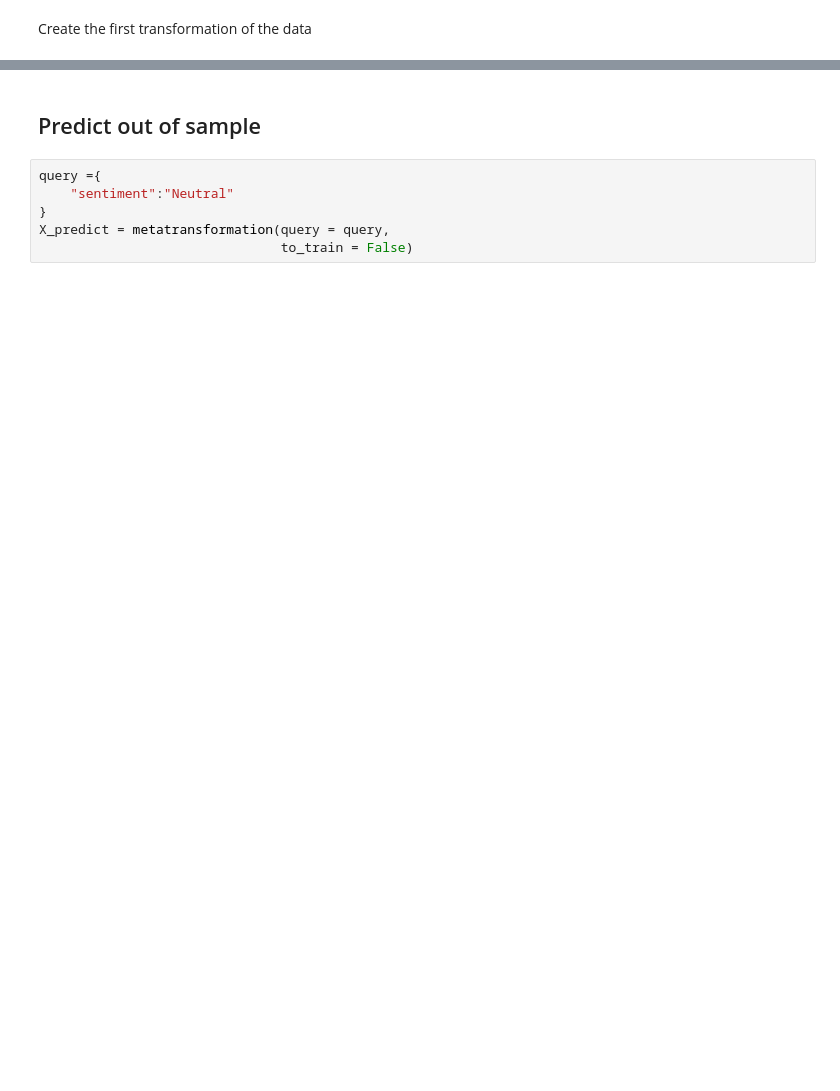
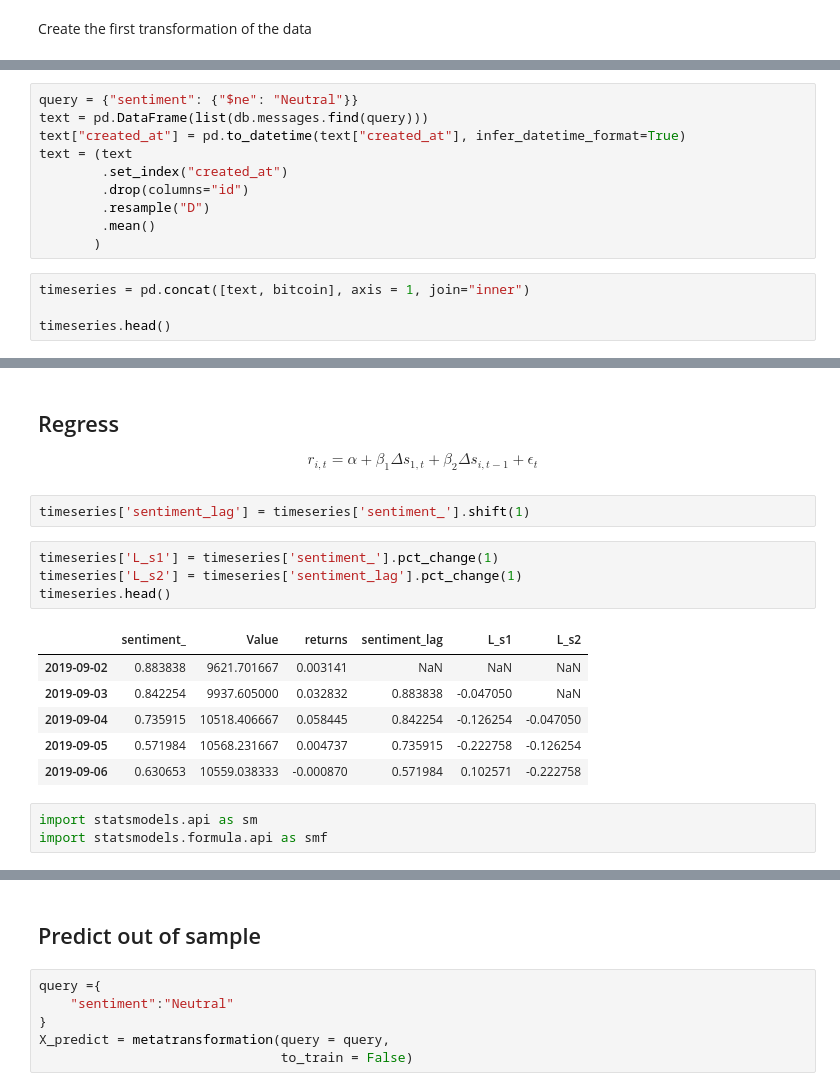
Before and after one commit to thomaspernet/PythonFinanceClass, a Jupyter notebook: SentimentAnalysis.ipynb, the cells around one changed output, grey strips where cells are left out. Saved outputs shown, nothing was run; the diff lists cells and outputs as text; blank space fills up the shorter version.

```diff
--- a/SentimentAnalysis.ipynb
+++ b/SentimentAnalysis.ipynb
@@ -252,0 +269,14 @@ array([[ 410,  745],
+# %%
+query = {"sentiment": {"$ne": "Neutral"}}
+text = pd.DataFrame(list(db.messages.find(query)))
+text["created_at"] = pd.to_datetime(text["created_at"], infer_datetime_format=True)
+text = (text
+        .set_index("created_at")
+        .drop(columns="id")
+        .resample("D")
+        .mean()
+       )
+# %%
+timeseries = pd.concat([text, bitcoin], axis = 1, join="inner")
+
+timeseries.head()
@@ -252,0 +347,20 @@ array([[ 410,  745],
+# %% [markdown]
+## Regress
+
+$$r_{i, t}=\alpha+\beta_{1} \Delta s_{1, t}+\beta_{2} \Delta s_{i, t-1}+\epsilon_{t}$$
+# %%
+timeseries['sentiment_lag'] = timeseries['sentiment_'].shift(1)
+# %%
+timeseries['L_s1'] = timeseries['sentiment_'].pct_change(1)
+timeseries['L_s2'] = timeseries['sentiment_lag'].pct_change(1)
+timeseries.head()
+# %% [output]
+|  | sentiment_ | Value | returns | sentiment_lag | L_s1 | L_s2 |
+| 2019-09-02 | 0.883838 | 9621.701667 | 0.003141 | NaN | NaN | NaN |
+| 2019-09-03 | 0.842254 | 9937.605000 | 0.032832 | 0.883838 | -0.047050 | NaN |
+| 2019-09-04 | 0.735915 | 10518.406667 | 0.058445 | 0.842254 | -0.126254 | -0.047050 |
+| 2019-09-05 | 0.571984 | 10568.231667 | 0.004737 | 0.735915 | -0.222758 | -0.126254 |
+| 2019-09-06 | 0.630653 | 10559.038333 | -0.000870 | 0.571984 | 0.102571 | -0.222758 |
+# %%
+import statsmodels.api as sm
+import statsmodels.formula.api as smf
```
Also changed, not shown: parts of 52 cells of this notebook, 1 other file.
